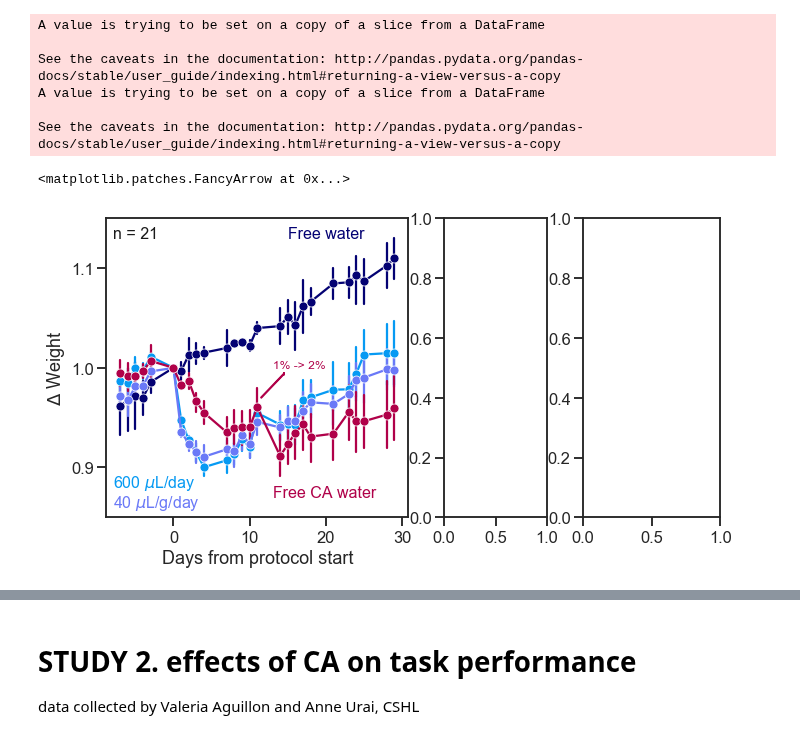
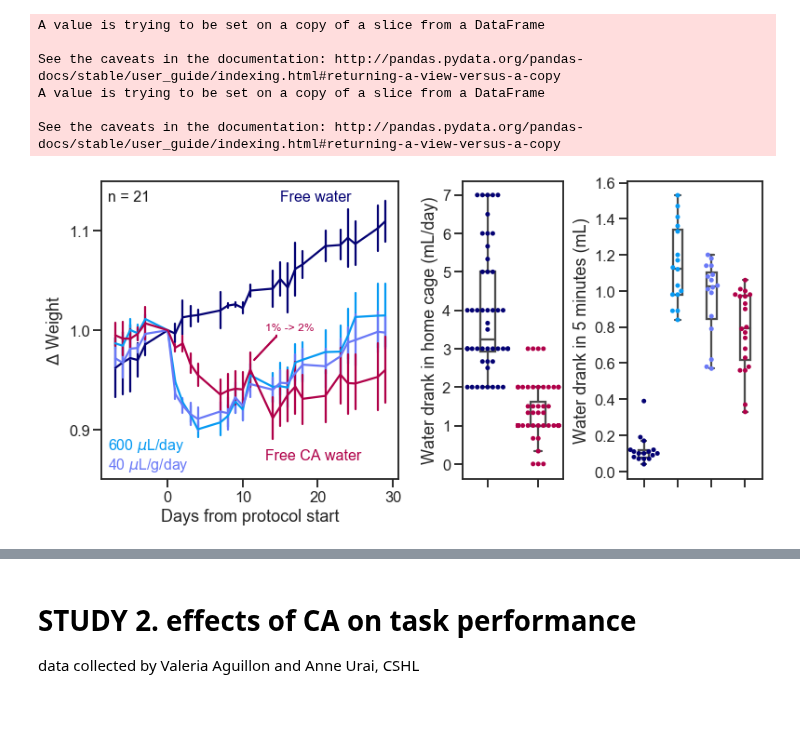
Before and after one commit to int-brain-lab/analysis, a Jupyter notebook: citricacid/citricacid_sfn_2019.ipynb, the cells around one changed output, grey strips where cells are left out. Cells and saved outputs as stored; diff of their text form; code cells hidden in the pictures; blank space fills up the shorter version.

```diff
--- a/citricacid/citricacid_sfn_2019.ipynb
+++ b/citricacid/citricacid_sfn_2019.ipynb
@@ -105,23 +105,88 @@ See the caveats in the documentation: http://pandas.pydata.org/pandas-docs/stabl
 # %%
 ########### PLOTS ###########
 palette = sns.xkcd_palette(['deep blue', 'azure', 'cornflower', 'raspberry'])
 hue_order = ['Free water', 'Fixed amount', 'Weight-based amount', 'Citric Acid']
 
 f, ax = plt.subplots(ncols=3, nrows=1, gridspec_kw=dict(width_ratios=[2.2, 0.75, 1]), figsize=(11, 5.5))
 
 sns.lineplot(x="session_date", y="avg_weight", err_style='bars',
-             ci=68, hue="condition", marker='o', data=normalized_df, ax=ax[0], legend=False,
+             ci=68, hue="condition", data=normalized_df, ax=ax[0], legend=False,
             palette=palette, hue_order=hue_order)
 ax[0].set_xlabel("Days from protocol start")
 ax[0].set_ylabel("$\Delta$ Weight")
 ax[0].set(ylim=[0.85, 1.15], yticks=[0.9, 1, 1.1])
 ax[0].text(15, 1.13,'Free water', {'color':palette[0], 'fontsize':16})
 ax[0].text(-8, 0.88,'600 $\mu$L/day', {'color':palette[1], 'fontsize':16})
 ax[0].text(-8, 0.86,'40 $\mu$L/g/day', {'color':palette[2], 'fontsize':16})
 ax[0].text(13, 0.87,'Free CA water', {'color':palette[3], 'fontsize':16})
 ax[0].text(13, 1,'1% -> 2%', {'color':palette[3], 'fontsize':12})
 ax[0].text(-8, 1.13, 'n = 21', {'color':'k', 'fontsize':16})
 ax[0].arrow(11.5, 0.97, 3, 0.024, color=palette[3])
+
+########### WATER ADMINISTRATIONS ###########
+water_with_date = (action.WaterAdministration & subj).proj('watertype_name', 'water_administered', 'adlib', # it can restrict on the subj here but it will anyway do later
+                                                  session_date='DATE(administration_time)')
+water_date = (dj.U('subject_uuid', 'session_date') & water_with_date) & 'session_date < "2018-10-24"'& 'session_date > "2018-10-05"'
+total_water_date = water_date.aggr(water_with_date, total_water='SUM(water_administered)',
+                                   watertype="GROUP_CONCAT(DISTINCT watertype_name SEPARATOR '; ')",
+                                   adlib='MAX(adlib)')
+b = subj * total_water_date # including water will exclude mice with ad lib water
+df = pd.DataFrame(b.fetch(as_dict=True))
+
+########### CONDITIONS ###########
+
+# CTL = free water regime (control)
+# CA = ad libitum citric acid water
+# FA = fixed amount of water per day (600 uL per weekday and 1 mL per weekend)
+# CA = calculated amount (40 uL/g/day)
+
+CA = 'Citric Acid'
+WD = 'Weight-based amount'
+FA = 'Fixed amount'
+CTL = 'Free water'
+
+condition_map = {'6867': CA, '6869':CA, 'ZM_209':CA, '6872':CA, 'ZM_342':CA,
+'ZM_202':FA, 'ZM_337':FA, 'ZM_206':FA, 'ZM_208':FA,
+'ZM_203':WD, 'ZM_210':WD, 'ZM_338':WD, '6870':WD,
+'ZM_205':CTL, 'ZM_335':CTL, '6873':CTL, 'ZM_200':CTL}
+
+df['condition'] = df.subject_nickname.map(condition_map)
+
+########### PLOTS ###########
+sns.swarmplot(x="condition", y="total_water", order=['Free water', 'Citric Acid'],
+              data=df, palette = sns.xkcd_palette(['deep blue', 'raspberry']), ax=ax[1])
+sns.boxplot(x="condition", y="total_water", order=[ 'Free water', 'Citric Acid'], data=df,
+            fliersize=0, boxprops={'facecolor':'None'}, width=.3, ax=ax[1])
+ax[1].set(ylabel='Water drank in home cage (mL/day)', xlabel='')
+ax[1].set_xticklabels(['', ''])
+
+
+########### WATER ###########
+water= pd.read_csv('thirst.csv') # first date is exclude (habituation)
+
+# MAP MICE ONTO DIFFERENT CONDITIONS
+CA = 'Citric Acid'
+WD = 'Weight-based amount'
+FA = 'Fixed amount'
+CTL = 'Free water'
+
+condition_map = {'6867': CA, '6869':CA, 'ZM_209':CA, '6872':CA, 'ZM_342':CA,
+'ZM_202':FA, 'ZM_337':FA, 'ZM_206':FA, 'ZM_208':FA,
+'ZM_203':WD, 'ZM_210':WD, 'ZM_338':WD, '6870':WD,
+'ZM_205':CTL, 'ZM_335':CTL, '6873':CTL, 'ZM_200':CTL}
+
+water['condition'] = water.subject.map(condition_map)
+
+########### PLOTTING ###########
+sns.swarmplot(x="condition", y="water_amount", order=hue_order,
+              data=water, ax=ax[2], palette=palette)
+sns.boxplot(x="condition", y="water_amount", order=hue_order,
+            data=water, fliersize=0, boxprops={'facecolor':'None'}, width=.3, ax=ax[2])
+ax[2].set(ylabel='Water drank in 5 minutes (mL)', xlabel='')
+ax[2].set_xticklabels(['', ''])
+
+f.tight_layout()
+f.savefig(os.path.join(figpath, "citricacid_study1.pdf"))
+f.savefig(os.path.join(figpath, "citricacid_study1.png"), dpi=600)
 # %% [output]
-<matplotlib.patches.FancyArrow at 0x...>
-[figure, old version]
+[figure, new version]
```
Also changed, not shown: parts of 3 cells of this notebook.
